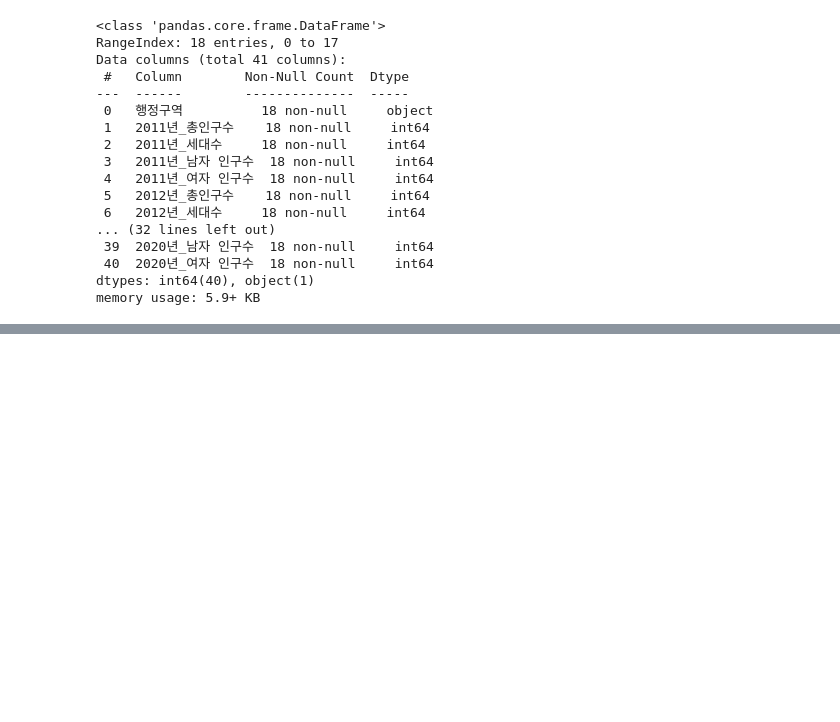
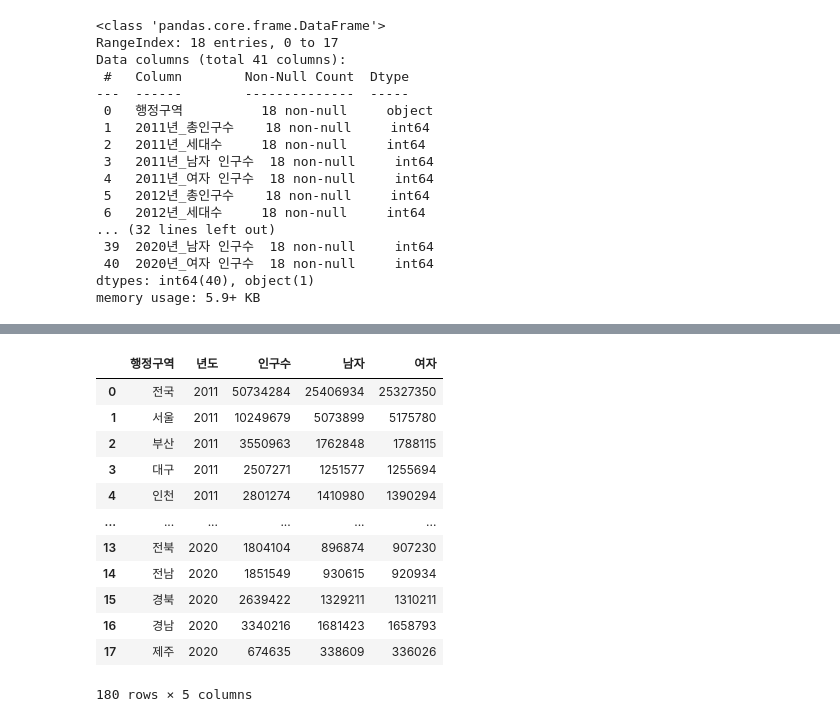
Before and after one commit to CraftyDragon678/study-bigdata, a Jupyter notebook: 40_데이터분석 실습/06_인구데이터분석.ipynb, the cells around one changed output, grey strips where cells are left out. Saved outputs shown, nothing was run; the diff lists cells and outputs as text; code cells hidden in the pictures; blank space fills up the shorter version.

```diff
--- a/40_데이터분석 실습/06_인구데이터분석.ipynb
+++ b/40_데이터분석 실습/06_인구데이터분석.ipynb
@@ -47,0 +187,18 @@ pd.melt(df, id_vars=['행정구역'], value_vars=[''])
+# %%
+# df_2011_all ~ df_2020_all 합치기
+df_all = pd.concat([globals()[f'df_{i}_all'] for i in range(2011, 2021)])
+df_all
+# %% [output]
+|  | 행정구역 | 년도 | 인구수 | 남자 | 여자 |
+| 0 | 전국 | 2011 | 50734284 | 25406934 | 25327350 |
+| 1 | 서울 | 2011 | 10249679 | 5073899 | 5175780 |
+| 2 | 부산 | 2011 | 3550963 | 1762848 | 1788115 |
+| 3 | 대구 | 2011 | 2507271 | 1251577 | 1255694 |
+| 4 | 인천 | 2011 | 2801274 | 1410980 | 1390294 |
+| ... | ... | ... | ... | ... | ... |
+| 13 | 전북 | 2020 | 1804104 | 896874 | 907230 |
+| 14 | 전남 | 2020 | 1851549 | 930615 | 920934 |
+| 15 | 경북 | 2020 | 2639422 | 1329211 | 1310211 |
+| 16 | 경남 | 2020 | 3340216 | 1681423 | 1658793 |
+| 17 | 제주 | 2020 | 674635 | 338609 | 336026 |
+180 rows × 5 columns
```
Also changed, not shown: parts of 14 cells of this notebook.
